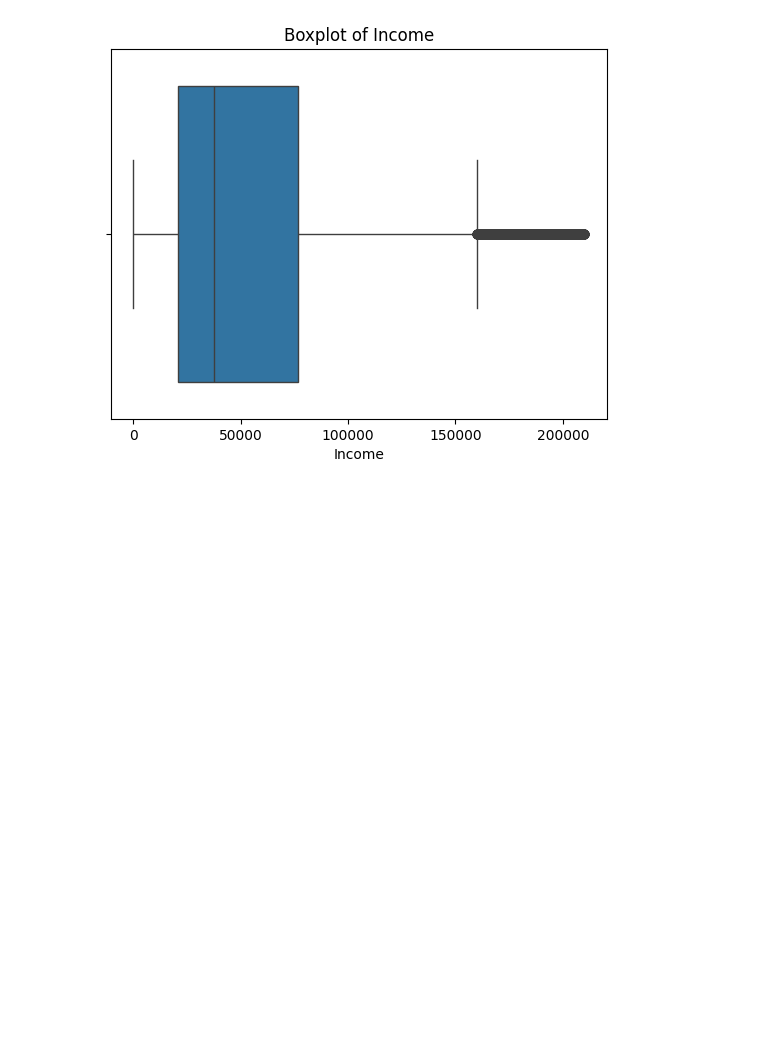
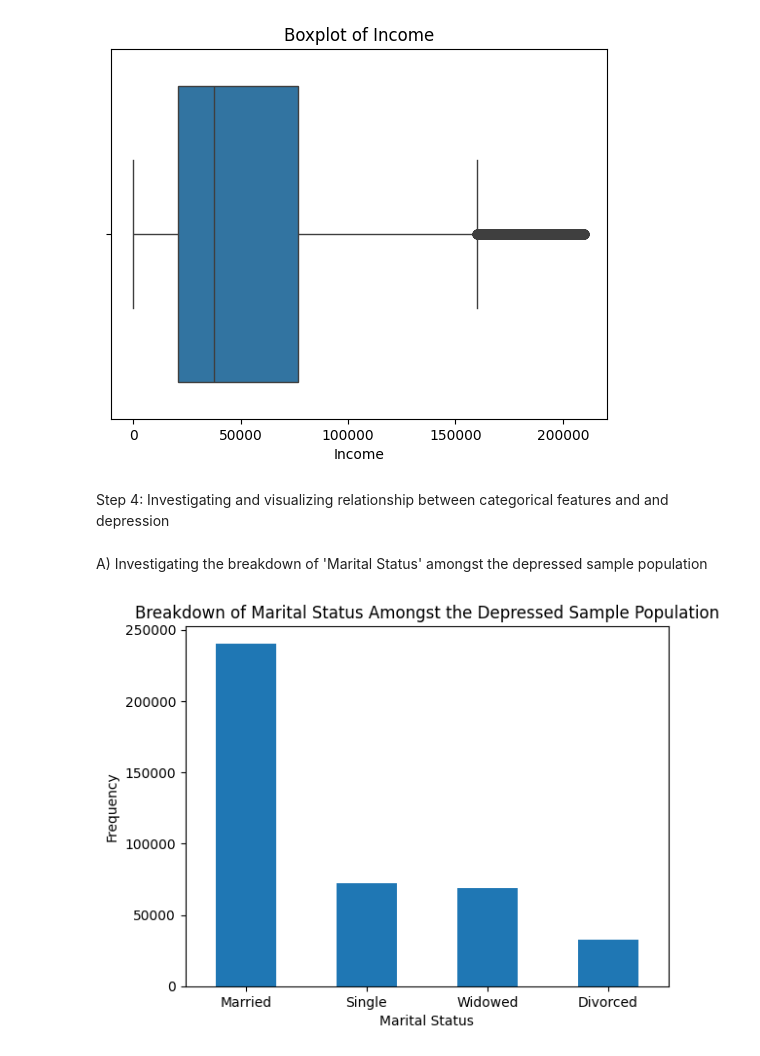
Before and after one commit to dinulawe/causal_factors_associated_with_depression, a Jupyter notebook: tariqNazeem_brendanSandhovel_nethanWeerasinghe.ipynb, the cells around one changed output. Drawn from its saved outputs; the diff is of its cells as text; code cells hidden in the pictures; blank space fills up the shorter version.

```diff
--- a/tariqNazeem_brendanSandhovel_nethanWeerasinghe.ipynb
+++ b/tariqNazeem_brendanSandhovel_nethanWeerasinghe.ipynb
@@ -112,3 +112,17 @@ plt.show()
 # %% [output]
 [figure]
 [figure]
+# %% [markdown]
+Step 4: Investigating and visualizing relationship between categorical features and and depression
+# %% [markdown]
+A) Investigating the breakdown of 'Marital Status' amongst the depressed sample population
+# %%
+maritalStatusCounts = data['Marital Status'].value_counts()
+maritalStatusCounts.plot(kind='bar')
+plt.xlabel('Marital Status')
+plt.ylabel('Frequency')
+plt.title('Breakdown of Marital Status Amongst the Depressed Sample Population')
+plt.xticks(rotation=0)
+plt.show()
+# %% [output]
+[figure, added]
```
Also changed, not shown: parts of 6 cells of this notebook.
